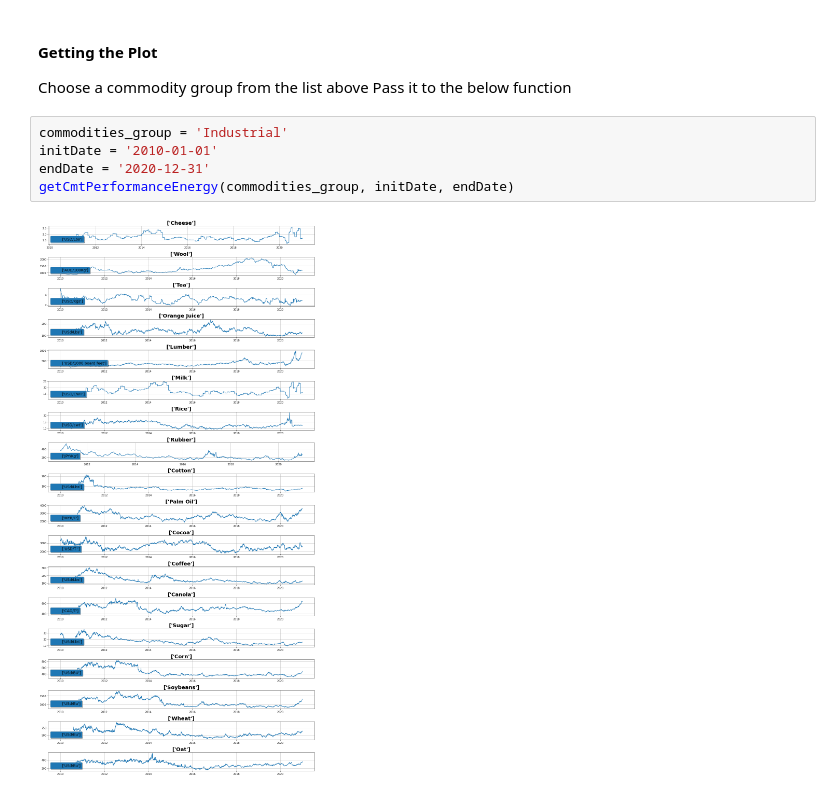
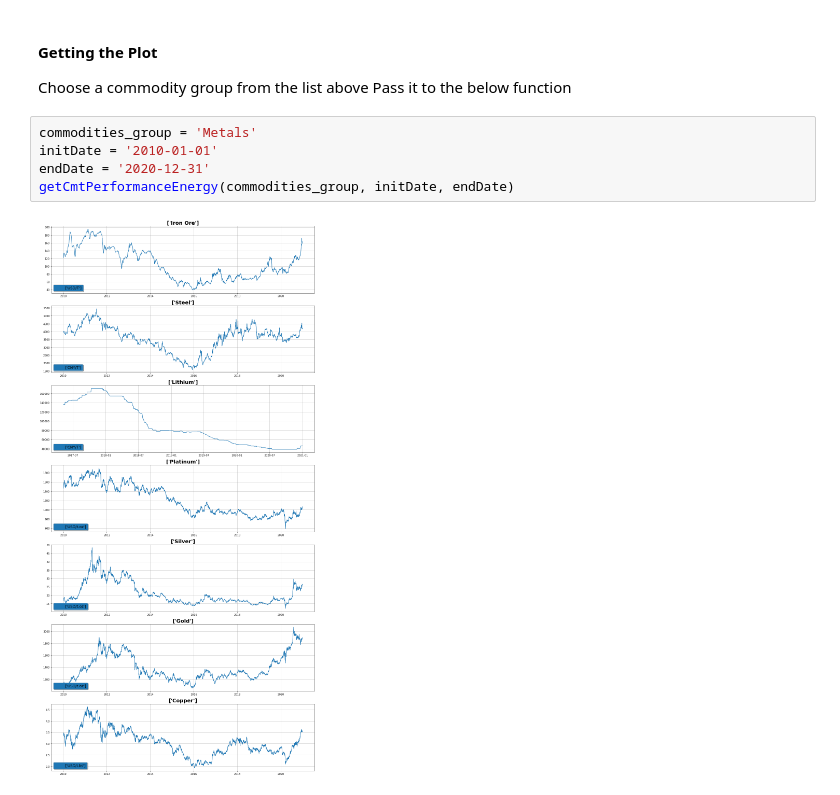
Before and after one commit to tradingeconomics/notebooks, a Jupyter notebook: Commodities/TE_HistoricalPerformance_by_group.ipynb, the cells around one changed output. Cells and saved outputs as stored; diff of their text form.

```diff
--- a/Commodities/TE_HistoricalPerformance_by_group.ipynb
+++ b/Commodities/TE_HistoricalPerformance_by_group.ipynb
@@ -111,9 +111,9 @@ dict_keys(['Agricultural', 'Energy', 'Index', 'Industrial', 'Livestock', 'Metals
 Choose a commodity group from the list above
 Pass it to the below function
 # %%
-commodities_group = 'Industrial'
+commodities_group = 'Metals'
 initDate = '2010-01-01'
 endDate = '2020-12-31'
 getCmtPerformanceEnergy(commodities_group, initDate, endDate)
 # %% [output]
-[figure, old version]
+[figure, new version]
```
